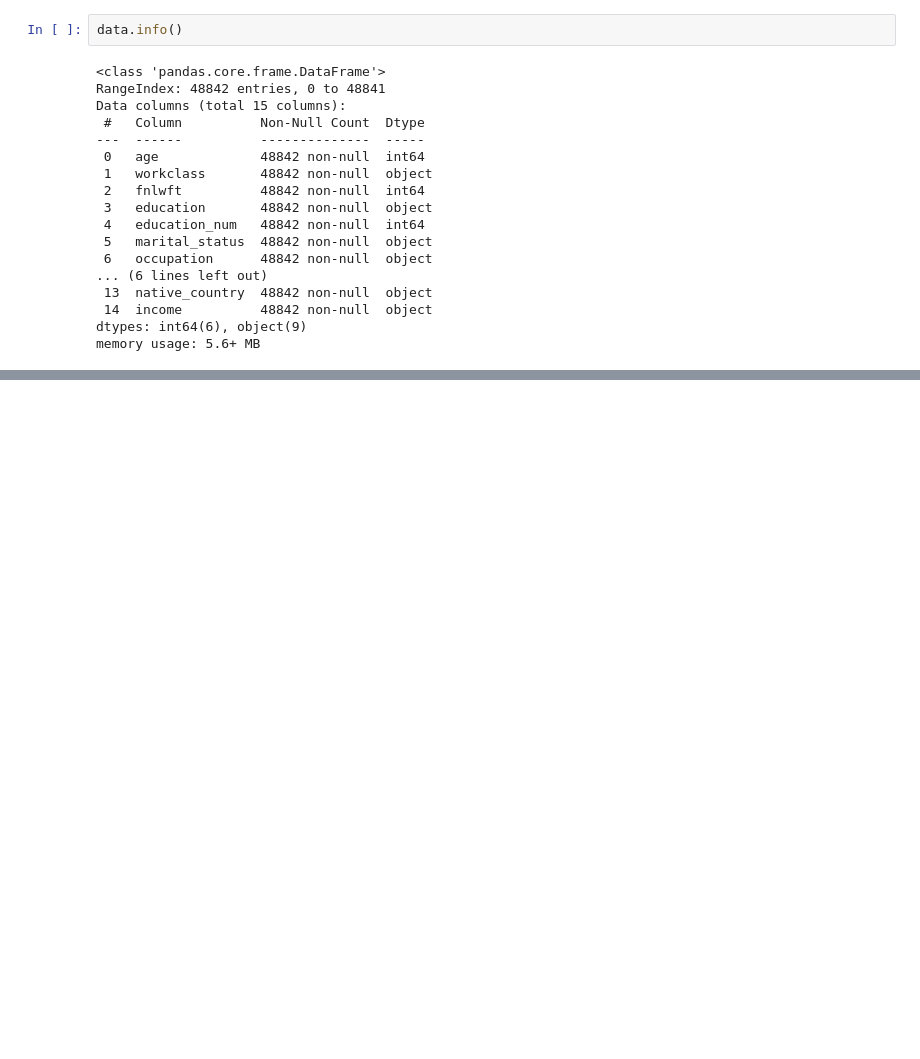
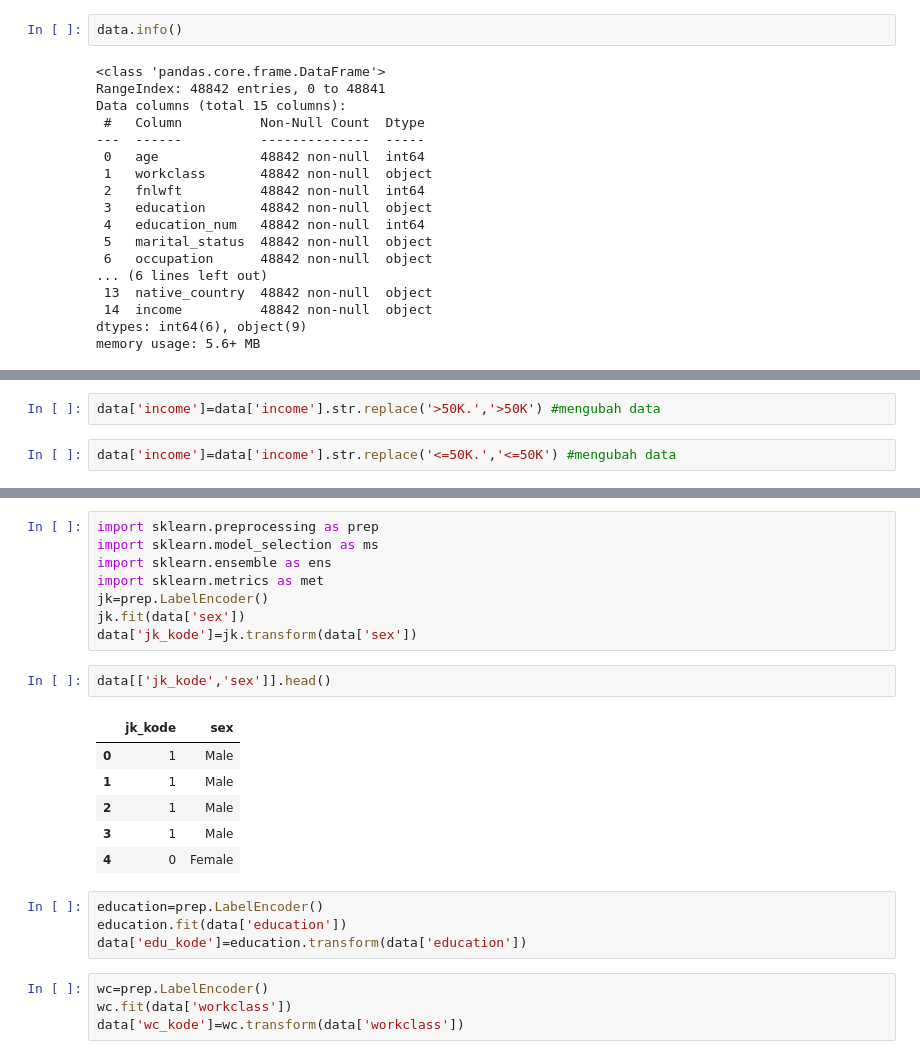
Before and after one commit to PaperBlade/machina, a Jupyter notebook: Pembelajaran_Mesin_ensemble.ipynb, the cells around one changed output, grey strips where cells are left out. Saved outputs shown, nothing was run; the diff lists cells and outputs as text; blank space fills up the shorter version.

```diff
--- a/Pembelajaran_Mesin_ensemble.ipynb
+++ b/Pembelajaran_Mesin_ensemble.ipynb
@@ -150,0 +189,4 @@ memory usage: 5.6+ MB
+# %%
+data['income']=data['income'].str.replace('>50K.','>50K') #mengubah data
+# %%
+data['income']=data['income'].str.replace('<=50K.','<=50K') #mengubah data
@@ -150,0 +232,25 @@ memory usage: 5.6+ MB
+# %%
+import sklearn.preprocessing as prep
+import sklearn.model_selection as ms
+import sklearn.ensemble as ens
+import sklearn.metrics as met
+jk=prep.LabelEncoder()
+jk.fit(data['sex'])
+data['jk_kode']=jk.transform(data['sex'])
+# %%
+data[['jk_kode','sex']].head()
+# %% [output]
+|  | jk_kode | sex |
+| 0 | 1 | Male |
+| 1 | 1 | Male |
+| 2 | 1 | Male |
+| 3 | 1 | Male |
+| 4 | 0 | Female |
+# %%
+education=prep.LabelEncoder()
+education.fit(data['education'])
+data['edu_kode']=education.transform(data['education'])
+# %%
+wc=prep.LabelEncoder()
+wc.fit(data['workclass'])
+data['wc_kode']=wc.transform(data['workclass'])
```
Also changed, not shown: parts of 22 cells of this notebook.
